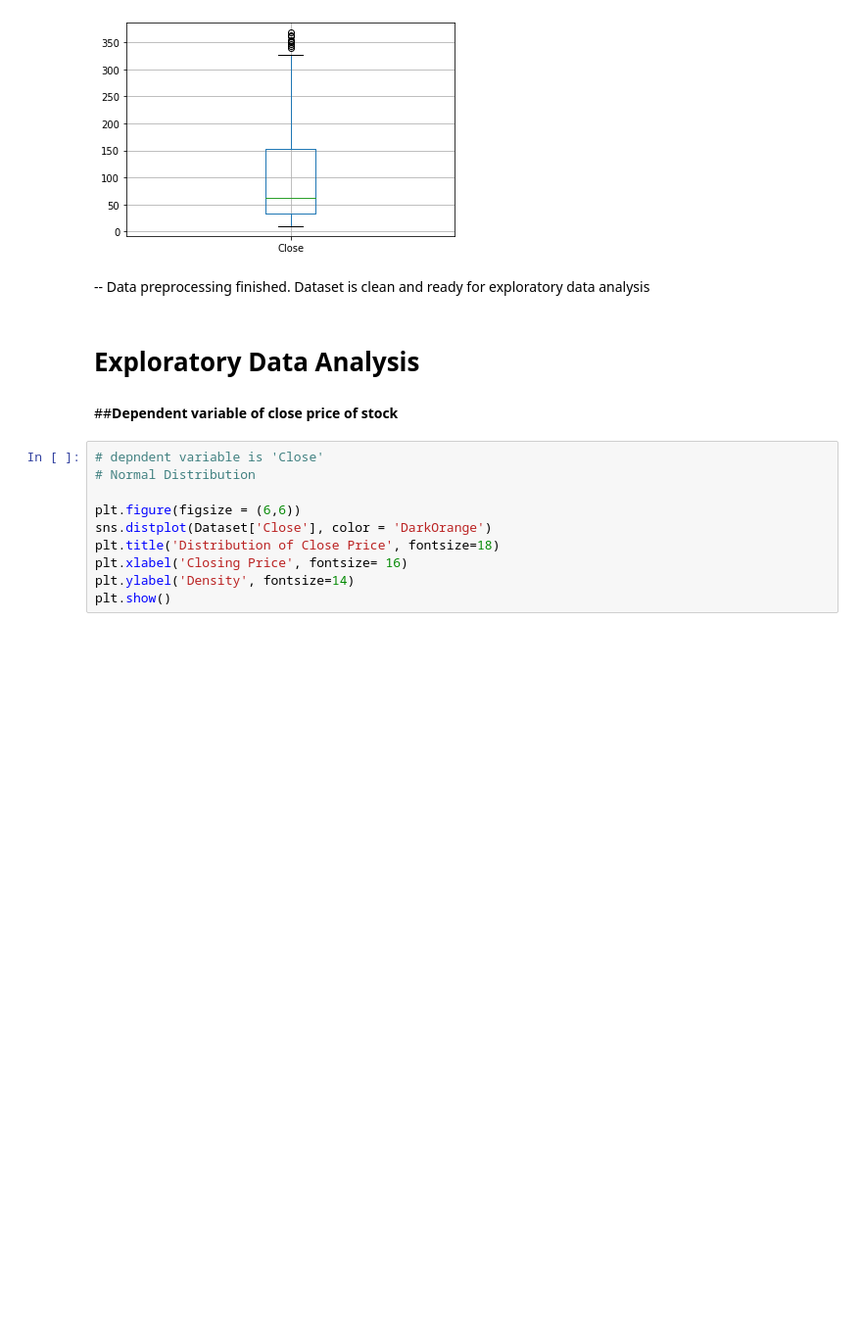
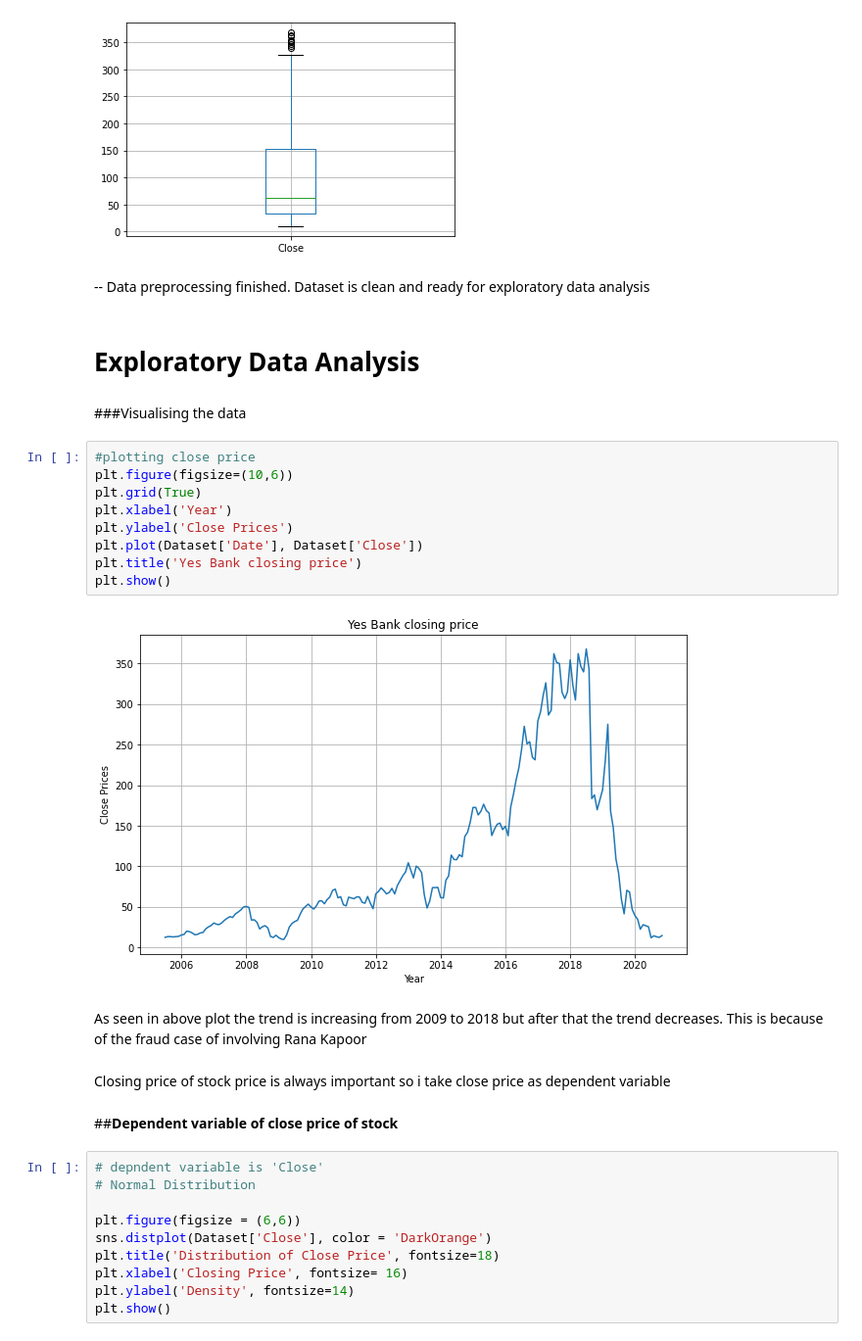
Before and after one commit to Vinitladse/YES-BANK-STOCK-CLOSING-PRICE-PREDICTION, a Jupyter notebook: Vinit_Ladse_(Group)_YES_BANK_STOCK_CLOSING_PRICE_PREDICTION.ipynb, the cells around one changed output. Shown at 98% size. Drawn from its saved outputs; the diff is of its cells as text; blank space fills up the shorter version.

```diff
--- a/Vinit_Ladse_(Group)_YES_BANK_STOCK_CLOSING_PRICE_PREDICTION.ipynb
+++ b/Vinit_Ladse_(Group)_YES_BANK_STOCK_CLOSING_PRICE_PREDICTION.ipynb
@@ -195,6 +195,23 @@ Dataset.boxplot('Close')
 -- Data preprocessing finished. Dataset is clean and ready for exploratory data analysis
 # %% [markdown]
 # **Exploratory Data Analysis**
+# %% [markdown]
+###Visualising the data
+# %%
+#plotting close price
+plt.figure(figsize=(10,6))
+plt.grid(True)
+plt.xlabel('Year')
+plt.ylabel('Close Prices')
+plt.plot(Dataset['Date'], Dataset['Close'])
+plt.title('Yes Bank closing price')
+plt.show()
+# %% [output]
+[figure, added]
+# %% [markdown]
+As seen in above plot the trend is increasing from 2009 to 2018 but after that the trend decreases. This is because of the fraud case of involving Rana Kapoor
+# %% [markdown]
+Closing price of stock price is always important so i take close price as dependent variable
 # %% [markdown]
 ##**Dependent variable of close price of stock**
 # %%
```
